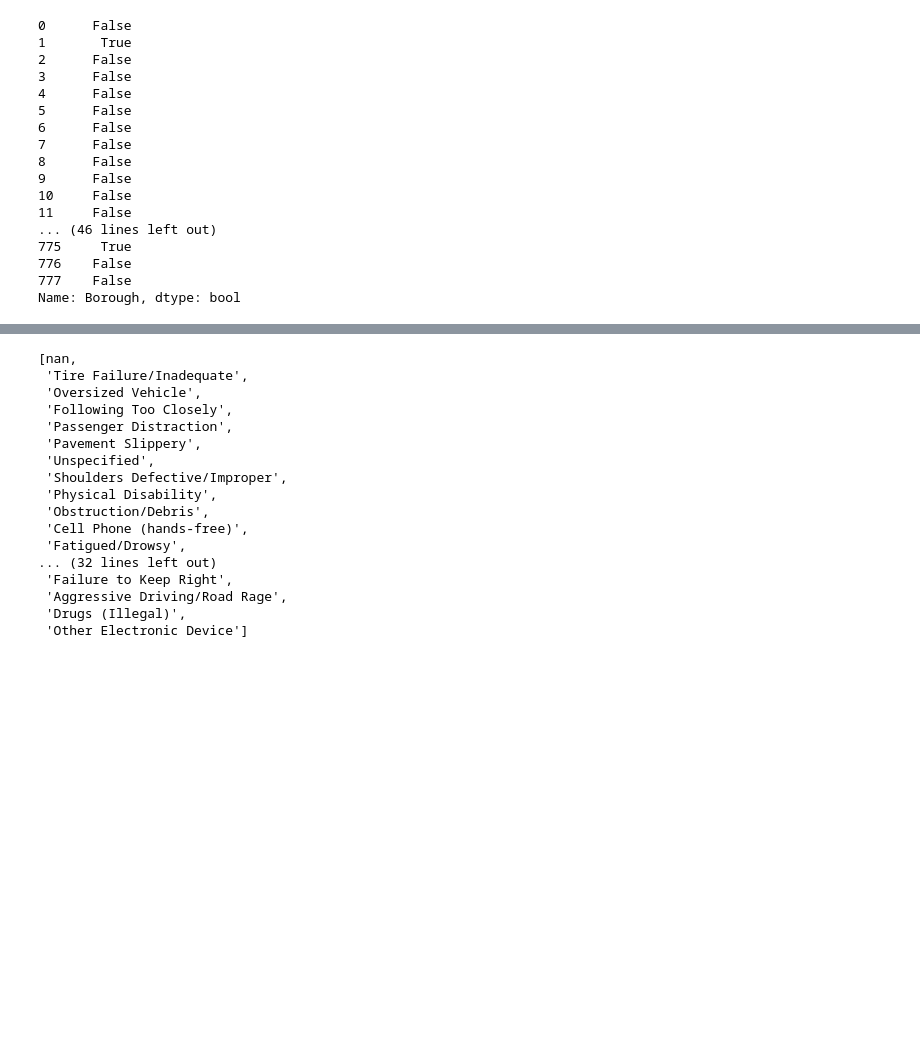
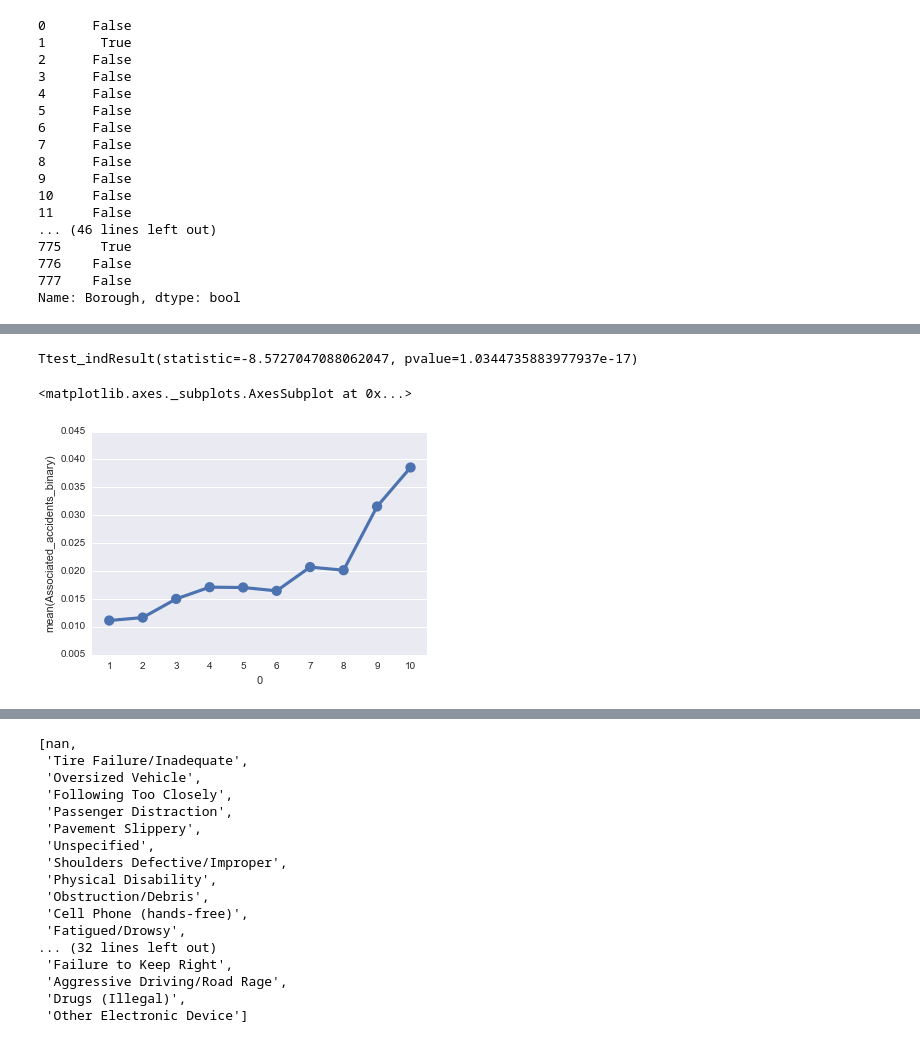
Before and after one commit to udicuty/TDIchallenge, a Jupyter notebook: TDI_CAPSTONE.ipynb, the cells around one changed output, grey strips where cells are left out. Cells and saved outputs as stored; diff of their text form; code cells hidden in the pictures; blank space fills up the shorter version.

```diff
--- a/TDI_CAPSTONE.ipynb
+++ b/TDI_CAPSTONE.ipynb
@@ -259,0 +411,9 @@ See the caveats in the documentation: http://pandas.pydata.org/pandas-docs/stabl
+# %%
+stat.ttest_ind(reports_invovled_inaccidents,reports_not_involved_inaccidents)
+# %% [output]
+Ttest_indResult(statistic=-8.5727047088062047, pvalue=1.0344735883977937e-17)
+# %%
+sns.pointplot(j[0],j.Associated_accidents_binary,ci=None,scale=1)
+# %% [output]
+<matplotlib.axes._subplots.AxesSubplot at 0x...>
+[figure, added]
```
Also changed, not shown: parts of 54 cells of this notebook.
